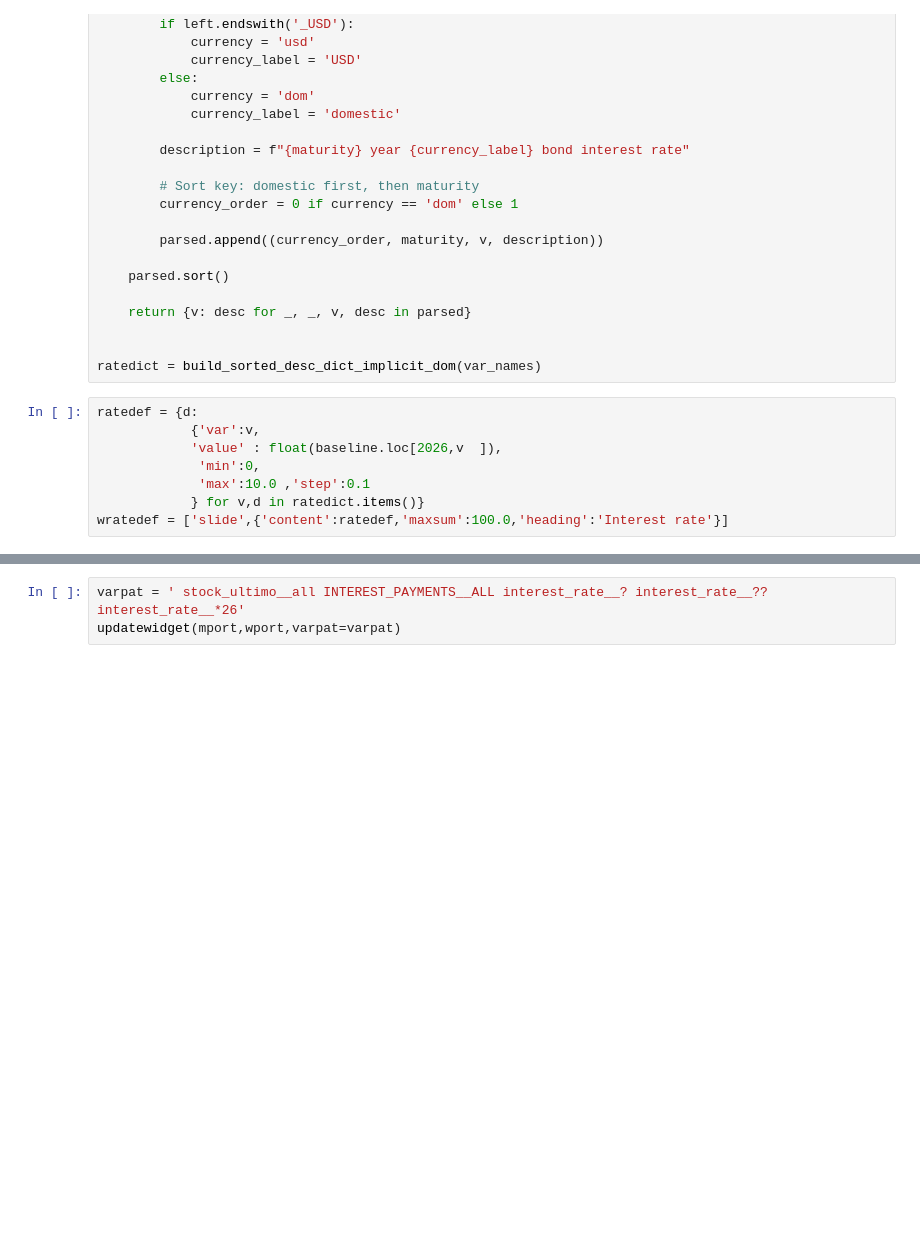
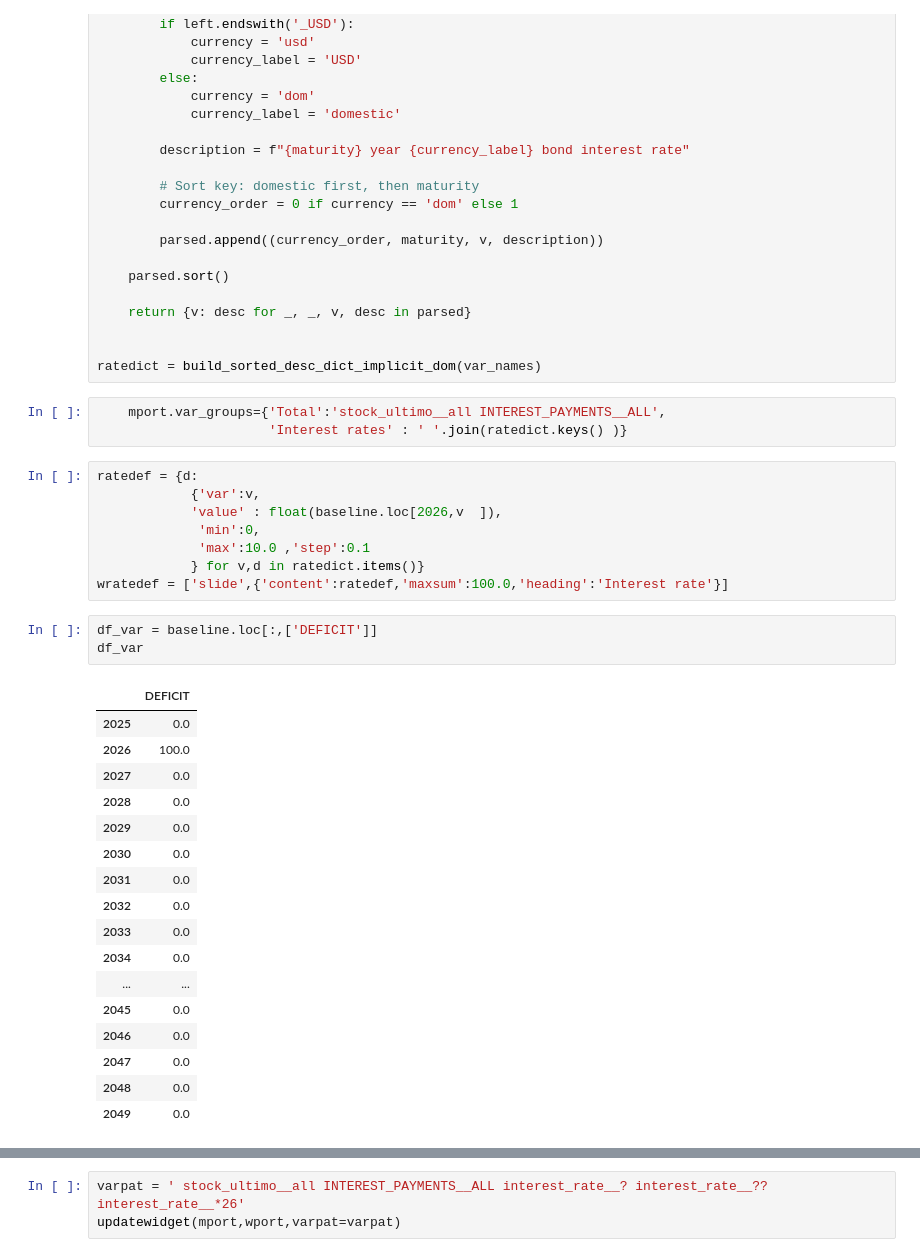
Before and after one commit to IbHansen/wb-debt-simulation, a Jupyter notebook: simulation/debt issurance and market scenarier.ipynb, the cells around one changed output, grey strips where cells are left out. Cells and saved outputs as stored; diff of their text form; blank space fills up the shorter version.

```diff
--- a/simulation/debt issurance and market scenarier.ipynb
+++ b/simulation/debt issurance and market scenarier.ipynb
@@ -72,6 +71,9 @@ def build_sorted_desc_dict_implicit_dom(var_names):
 
 
 ratedict = build_sorted_desc_dict_implicit_dom(var_names)
+# %%
+    mport.var_groups={'Total':'stock_ultimo__all INTEREST_PAYMENTS__ALL',
+                      'Interest rates' : ' '.join(ratedict.keys() )}
 # %%
 ratedef = {d:
             {'var':v,
@@ -80,3 +82,24 @@ ratedef = {d:
              'max':10.0 ,'step':0.1
             } for v,d in ratedict.items()}
 wratedef = ['slide',{'content':ratedef,'maxsum':100.0,'heading':'Interest rate'}]
+# %%
+df_var = baseline.loc[:,['DEFICIT']]
+df_var
+# %% [output]
+|  | DEFICIT |
+| 2025 | 0.0 |
+| 2026 | 100.0 |
+| 2027 | 0.0 |
+| 2028 | 0.0 |
+| 2029 | 0.0 |
+| 2030 | 0.0 |
+| 2031 | 0.0 |
+| 2032 | 0.0 |
+| 2033 | 0.0 |
+| 2034 | 0.0 |
+| ... | ... |
+| 2045 | 0.0 |
+| 2046 | 0.0 |
+| 2047 | 0.0 |
+| 2048 | 0.0 |
+| 2049 | 0.0 |
```
Also changed, not shown: parts of 4 cells of this notebook, 10 other files.
